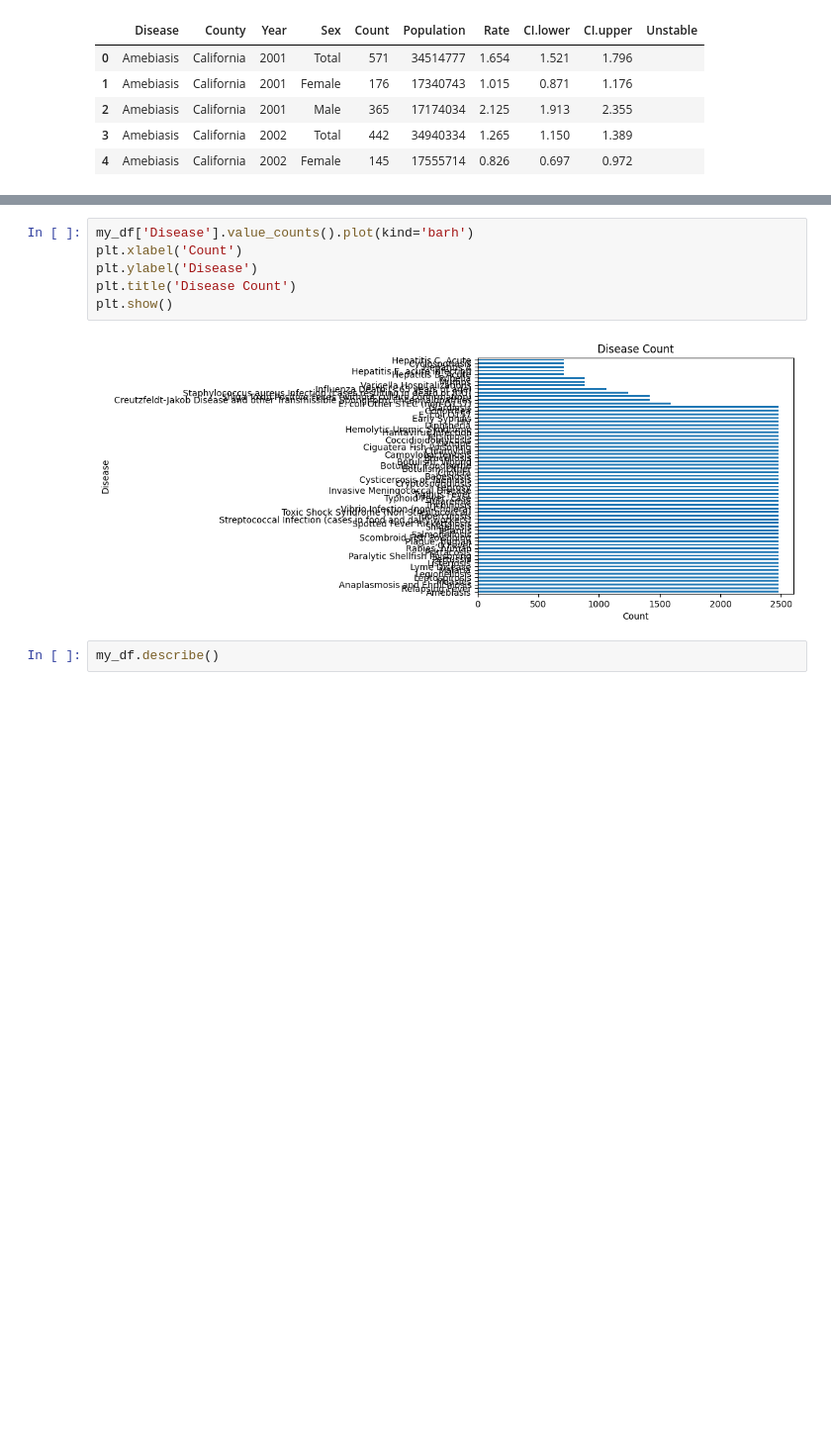
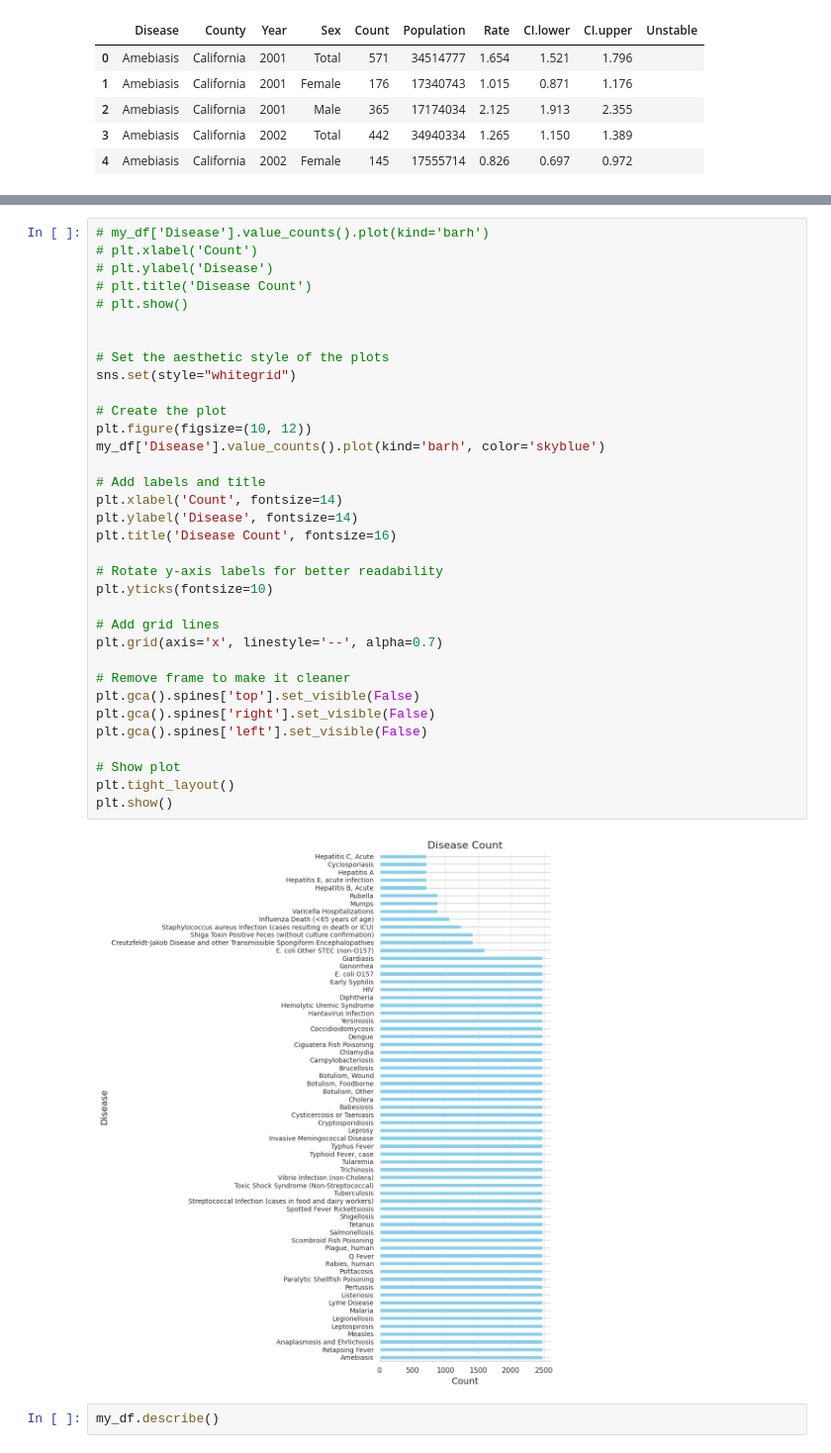
Before and after one commit to gagaleska/Infectious-diseases-prediction, a Jupyter notebook: infectious-diseases-prediction.ipynb, the cells around one changed output, grey strips where cells are left out. Shown at 99% size. Saved outputs shown, nothing was run; the diff lists cells and outputs as text; blank space fills up the shorter version.

```diff
--- a/infectious-diseases-prediction.ipynb
+++ b/infectious-diseases-prediction.ipynb
@@ -52,12 +70,40 @@ my_df.head()
 </div>
-# %%
-my_df['Disease'].value_counts().plot(kind='barh')
-plt.xlabel('Count')
-plt.ylabel('Disease')
-plt.title('Disease Count')
-plt.show()
-# %% [output]
-[figure, removed]
+# %%
+# my_df['Disease'].value_counts().plot(kind='barh')
+# plt.xlabel('Count')
+# plt.ylabel('Disease')
+# plt.title('Disease Count')
+# plt.show()
+
+
+# Set the aesthetic style of the plots
+sns.set(style="whitegrid")
+
+# Create the plot
+plt.figure(figsize=(10, 12))
+my_df['Disease'].value_counts().plot(kind='barh', color='skyblue')
+
+# Add labels and title
+plt.xlabel('Count', fontsize=14)
+plt.ylabel('Disease', fontsize=14)
+plt.title('Disease Count', fontsize=16)
+
+# Rotate y-axis labels for better readability
+plt.yticks(fontsize=10)
+
+# Add grid lines
+plt.grid(axis='x', linestyle='--', alpha=0.7)
+
+# Remove frame to make it cleaner
+plt.gca().spines['top'].set_visible(False)
+plt.gca().spines['right'].set_visible(False)
+plt.gca().spines['left'].set_visible(False)
+
+# Show plot
+plt.tight_layout()
+plt.show()
+# %% [output]
+[figure, added]
 # %%
 my_df.describe()
 # %% [output]
```
Also changed, not shown: parts of 10 cells of this notebook.
